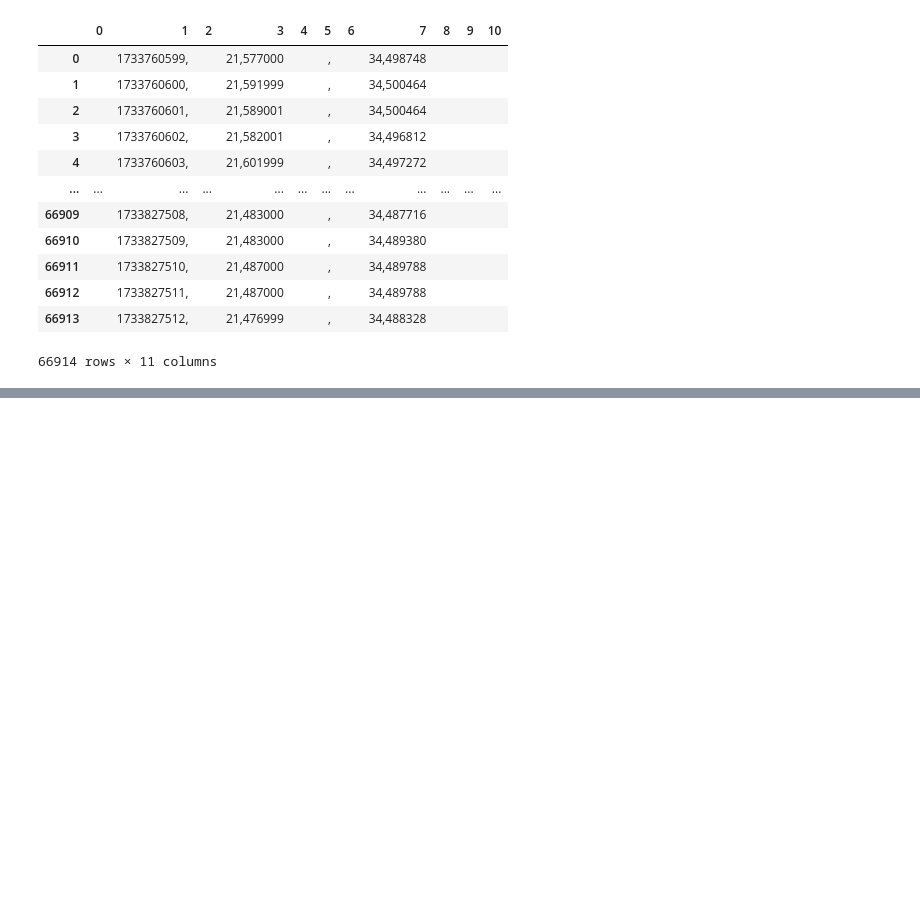
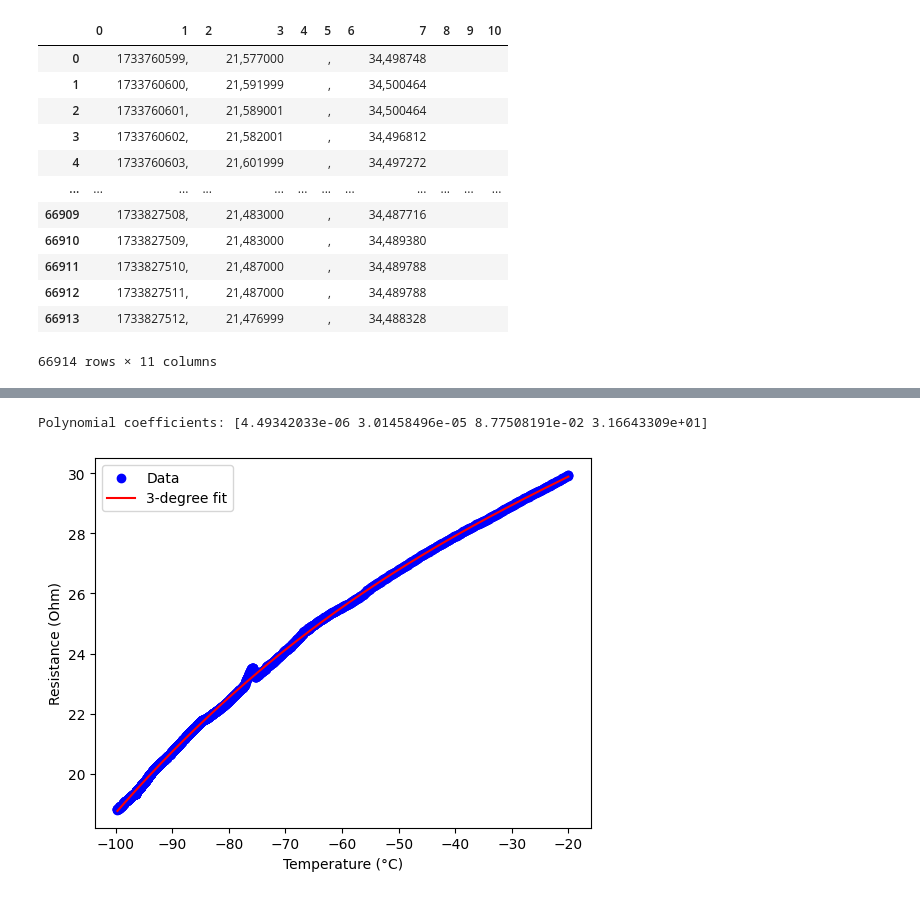
Before and after one commit to pandamec/CryoTOCS, a Jupyter notebook: tagebuch.ipynb, the cells around one changed output, grey strips where cells are left out. Saved outputs shown, nothing was run; the diff lists cells and outputs as text; code cells hidden in the pictures; blank space fills up the shorter version.

```diff
--- a/tagebuch.ipynb
+++ b/tagebuch.ipynb
@@ -748,0 +603,22 @@ plt.show()
+# %%
+
+# Perform polynomial fitting (e.g., 1st degree for linear fit)
+degree = 3
+coefficients = np.polyfit(X, Y, degree)
+
+# Print the polynomial coefficients
+print("Polynomial coefficients:", coefficients)
+
+# Generate fitted values
+Y_fit = np.polyval(coefficients, X)
+
+# Plot the data and the fit
+plt.scatter(X, Y, label='Data', color='blue')
+plt.plot(X, Y_fit, label=f'{degree}-degree fit', color='red')
+plt.xlabel('Temperature (°C)')
+plt.ylabel('Resistance (Ohm)')
+plt.legend()
+plt.show()
+# %% [output]
+Polynomial coefficients: [4.49342033e-06 3.01458496e-05 8.77508191e-02 3.16643309e+01]
+[figure, added]
```
Also changed, not shown: parts of 49 cells of this notebook, 1 other file.
